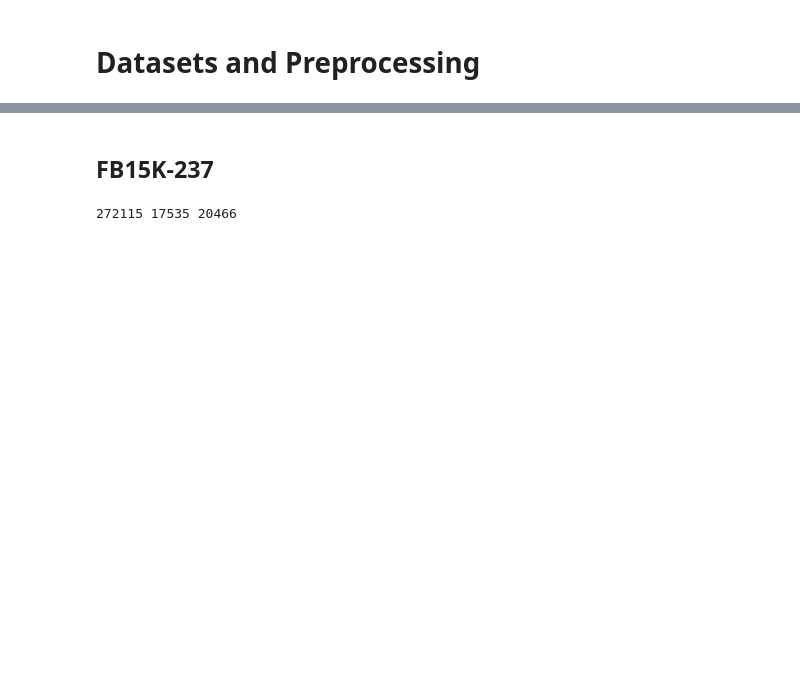
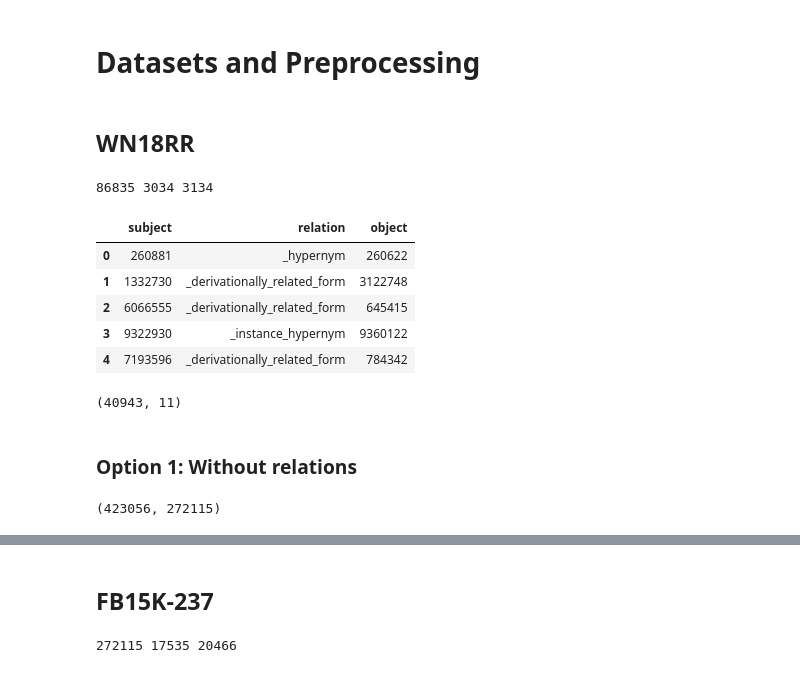
Before and after one commit to jrieke/sampled-rgcn, a Jupyter notebook: playground.ipynb, the cells around one changed output, grey strips where cells are left out. Cells and saved outputs as stored; diff of their text form; code cells hidden in the pictures; blank space fills up the shorter version.

```diff
--- a/playground.ipynb
+++ b/playground.ipynb
@@ -70,2 +38,4 @@ def download_file_from_google_drive(id, destination):
 # %% [markdown]
 # Datasets and Preprocessing
+# %% [markdown]
+## WN18RR
@@ -71,0 +51,34 @@ def download_file_from_google_drive(id, destination):
+# %%
+root_dir = '../data/wn18rr'
+# %%
+train_df = pd.read_csv(os.path.join(root_dir, 'train.txt'), sep='\t', names=['subject', 'relation', 'object'])
+val_df = pd.read_csv(os.path.join(root_dir, 'valid.txt'), sep='\t', names=['subject', 'relation', 'object'])
+test_df = pd.read_csv(os.path.join(root_dir, 'test.txt'), sep='\t', names=['subject', 'relation', 'object'])
+print(len(train_df), len(val_df), len(test_df))
+train_df.head()
+# %% [output]
+86835 3034 3134
+|  | subject | relation | object |
+| 0 | 260881 | _hypernym | 260622 |
+| 1 | 1332730 | _derivationally_related_form | 3122748 |
+| 2 | 6066555 | _derivationally_related_form | 645415 |
+| 3 | 9322930 | _instance_hypernym | 9360122 |
+| 4 | 7193596 | _derivationally_related_form | 784342 |
+# %%
+entity_map = utils.IndexMap(train_df[['subject', 'object']],
+                            val_df[['subject', 'object']],
+                            test_df[['subject', 'object']])
+
+relation_map = utils.IndexMap(train_df['relation'],
+                              val_df['relation'],
+                              test_df['relation'])
+
+# TODO: Maybe rename num_nodes to num_entities.
+num_nodes = len(entity_map)
+num_relations = len(relation_map)
+
+num_nodes, num_relations
+# %% [output]
+(40943, 11)
+# %% [markdown]
+### Option 1: Without relations
@@ -71,0 +96,11 @@ def download_file_from_google_drive(id, destination):
+# %%
+adj_dict = collections.defaultdict(set)
+for s, o in train_tuples:  # only use training set, so the network does not implicilty see the whole graph
+    adj_dict[s].add(o)
+    adj_dict[o].add(s)  # use non-directed edges
+
+# Count connections in adj_dict.
+# Make sure that this number is twice the number of train triples (undirected edges!).
+np.sum([len(s) for s in adj_dict.values()]), len(train_df)
+# %% [output]
+(423056, 272115)
```
Also changed, not shown: parts of 82 cells of this notebook, 1 other file.
